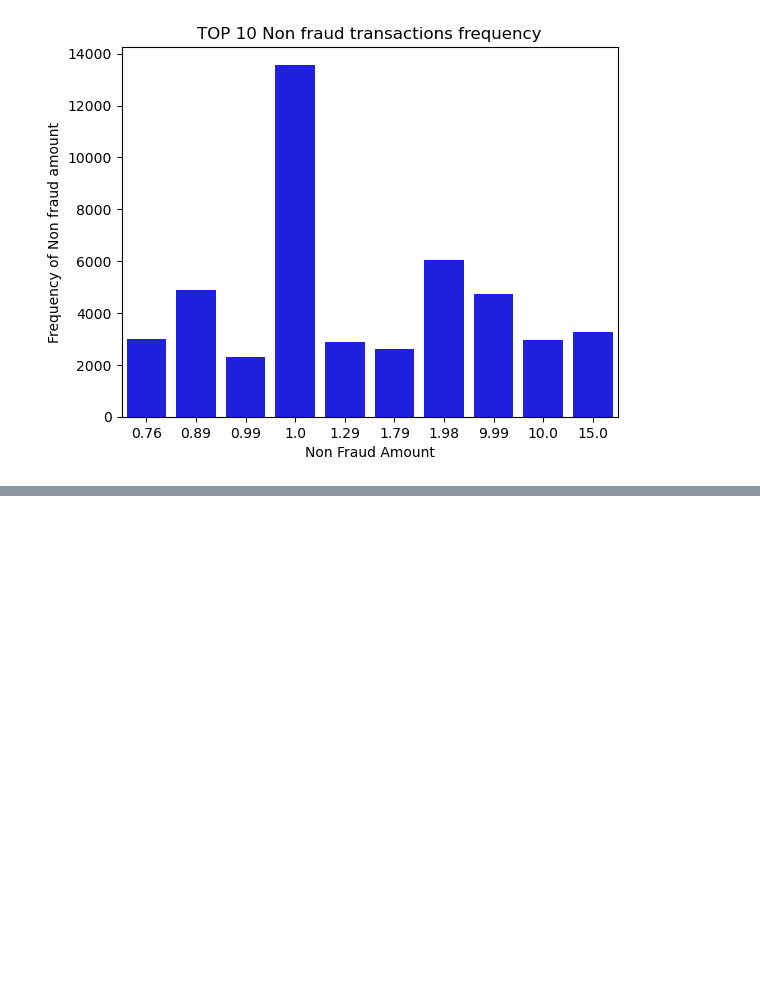
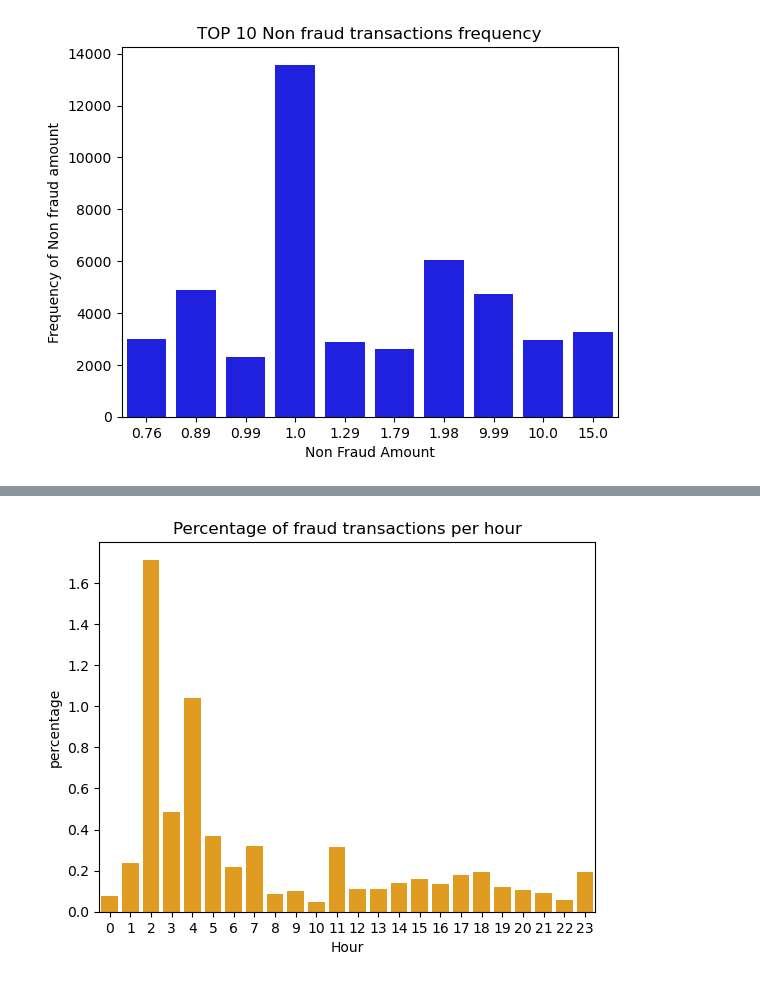
Before and after one commit to Seep88/creditcard-fraud-detection, a Jupyter notebook: notebooks/Day1_Fraud_EDA.ipynb, the cells around one changed output, grey strips where cells are left out. Drawn from its saved outputs; the diff is of its cells as text; code cells hidden in the pictures; blank space fills up the shorter version.

```diff
--- a/notebooks/Day1_Fraud_EDA.ipynb
+++ b/notebooks/Day1_Fraud_EDA.ipynb
@@ -474,0 +523,3 @@ Text(0, 0.5, 'Frequency of Non fraud amount')
+# %%
+hourly_count=df.groupby(["Hour","Class"]).size().reset_index(name="count")
+print(hourly_count)
@@ -474,0 +544,3 @@ Text(0, 0.5, 'Frequency of Non fraud amount')
+# %%
+hourly_total=df.groupby("Hour").size().reset_index(name="Total")
+print(hourly_total.head())
@@ -474,0 +554,3 @@ Text(0, 0.5, 'Frequency of Non fraud amount')
+# %%
+hourly_merged=hourly_count.merge(hourly_total, on="Hour")
+print(hourly_merged.head(10))
@@ -474,0 +569,3 @@ Text(0, 0.5, 'Frequency of Non fraud amount')
+# %%
+hourly_merged["percentage"]=(hourly_merged['count']/hourly_merged['Total'])*100
+print(hourly_merged)
@@ -474,0 +590,6 @@ Text(0, 0.5, 'Frequency of Non fraud amount')
+# %%
+sns.barplot(x='Hour', y='percentage', data=hourly_merged[hourly_merged['Class']==1],color="orange")
+plt.title("Percentage of fraud transactions per hour")
+plt.show()
+# %% [output]
+[figure, added]
```
Also changed, not shown: parts of 13 cells of this notebook.
